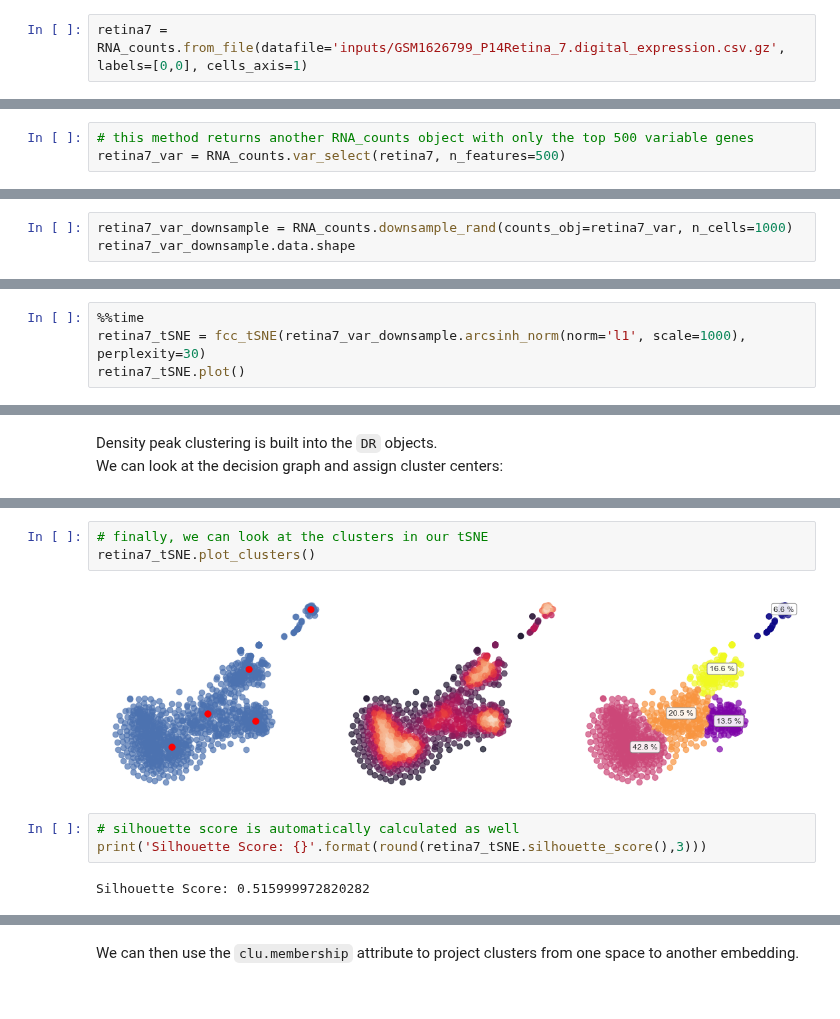
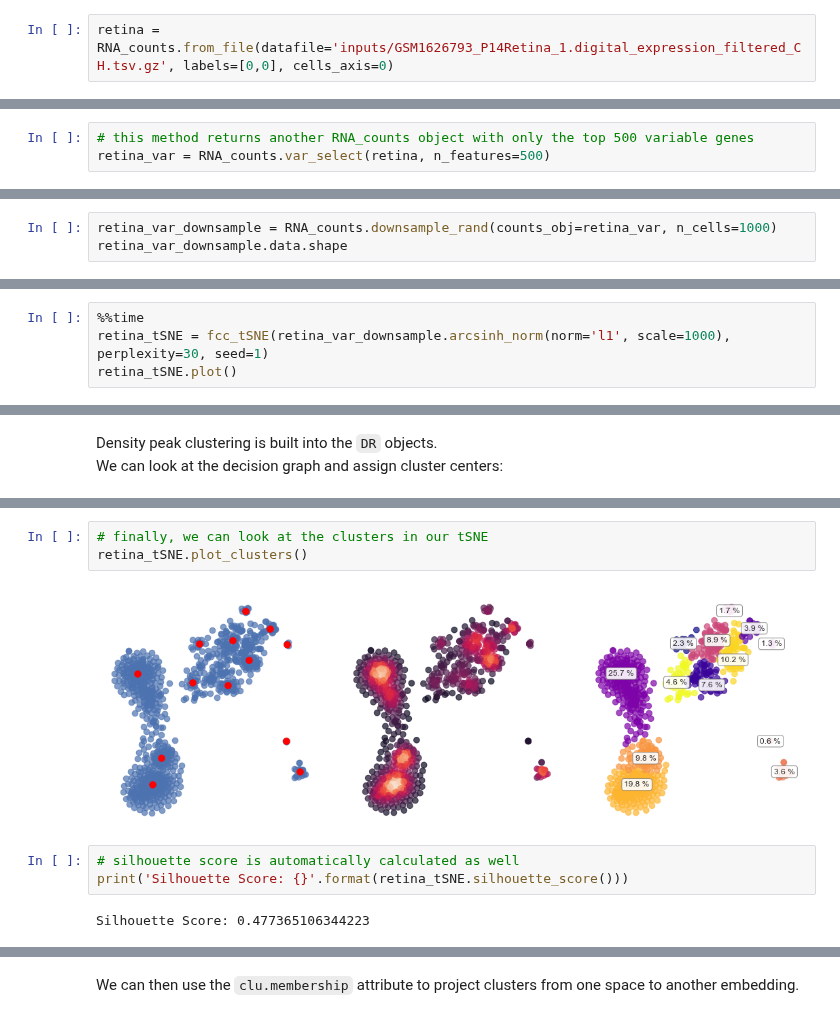
Before and after one commit to codyheiser/furry-couscous, a Jupyter notebook: fcc_classes_tutorial.ipynb, the cells around one changed output, grey strips where cells are left out. Drawn from its saved outputs; the diff is of its cells as text.

```diff
--- a/fcc_classes_tutorial.ipynb
+++ b/fcc_classes_tutorial.ipynb
@@ -14,3 +10,3 @@ Here, we will read in a file from [Macosko, _et al._ (2015)](https://www.ncbi.nl
 # %%
-retina7 = RNA_counts.from_file(datafile='inputs/GSM1626799_P14Retina_7.digital_expression.csv.gz', labels=[0,0], cells_axis=1)
+retina = RNA_counts.from_file(datafile='inputs/GSM1626793_P14Retina_1.digital_expression_filtered_CH.tsv.gz', labels=[0,0], cells_axis=0)
 # %% [markdown]
@@ -44,6 +40,6 @@ We can feature-select our data with [NVR](https://github.com/KenLauLab/NVR) usin
 Here, we will select genes by variance for simplicity:
 # %%
 # this method returns another RNA_counts object with only the top 500 variable genes
-retina7_var = RNA_counts.var_select(retina7, n_features=500)
+retina_var = RNA_counts.var_select(retina, n_features=500)
 # %%
 # check out the shape and selected gene names
@@ -66,7 +62,7 @@ Index(['19:5795690-5802672:Malat1', '6:3993797-3997436:Gngt1',
 # %% [markdown]
 We can also downsample the cells in our dataset for quicker analysis.  This instantiates a new instance of the `RNA_counts` class.
 # %%
-retina7_var_downsample = RNA_counts.downsample_rand(counts_obj=retina7_var, n_cells=1000)
-retina7_var_downsample.data.shape
+retina_var_downsample = RNA_counts.downsample_rand(counts_obj=retina_var, n_cells=1000)
+retina_var_downsample.data.shape
 # %% [output]
 (1000, 500)
@@ -105,6 +84,6 @@ retina7_PCA.plot_PCA()
 Now we can perform our favorite low-dimensional embedding on the arcsinh-transformed data...
 # %%
 %%time
-retina7_tSNE = fcc_tSNE(retina7_var_downsample.arcsinh_norm(norm='l1', scale=1000), perplexity=30)
-retina7_tSNE.plot()
+retina_tSNE = fcc_tSNE(retina_var_downsample.arcsinh_norm(norm='l1', scale=1000), perplexity=30, seed=1)
+retina_tSNE.plot()
 # %% [output]
@@ -165,10 +144,10 @@ retina7_tSNE.clu.draw_decision_graph(min_delta=retina7_tSNE.clu.min_delta, min_d
 # %%
 # finally, we can look at the clusters in our tSNE
-retina7_tSNE.plot_clusters()
+retina_tSNE.plot_clusters()
 # %% [output]
-[figure, old version]
+[figure, new version]
 # %%
 # silhouette score is automatically calculated as well
-print('Silhouette Score: {}'.format(round(retina7_tSNE.silhouette_score(),3)))
+print('Silhouette Score: {}'.format(retina_tSNE.silhouette_score()))
 # %% [output]
-Silhouette Score: 0.515999972820282
+Silhouette Score: 0.477365106344223
```
Also changed, not shown: parts of 28 cells of this notebook, 5 other files.
